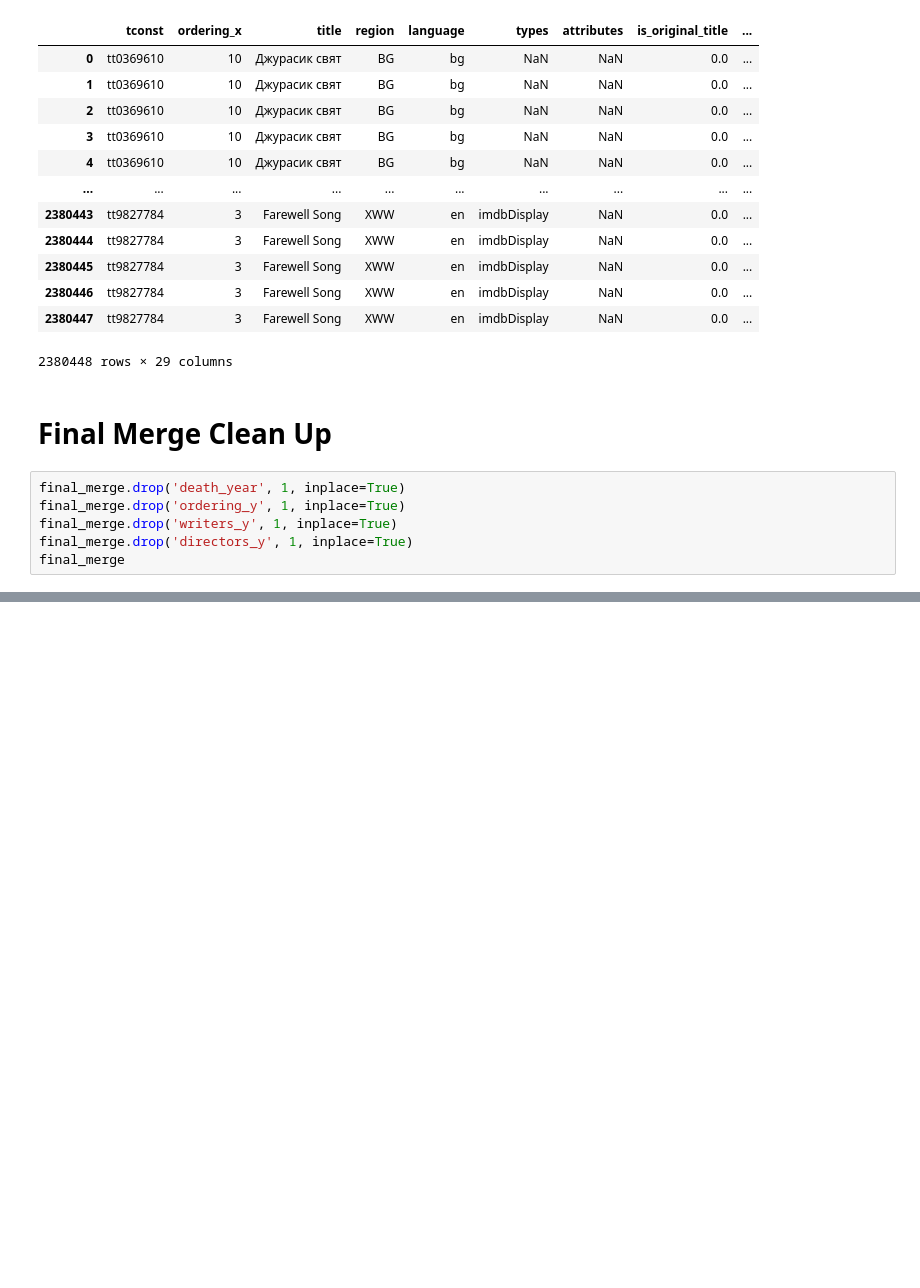
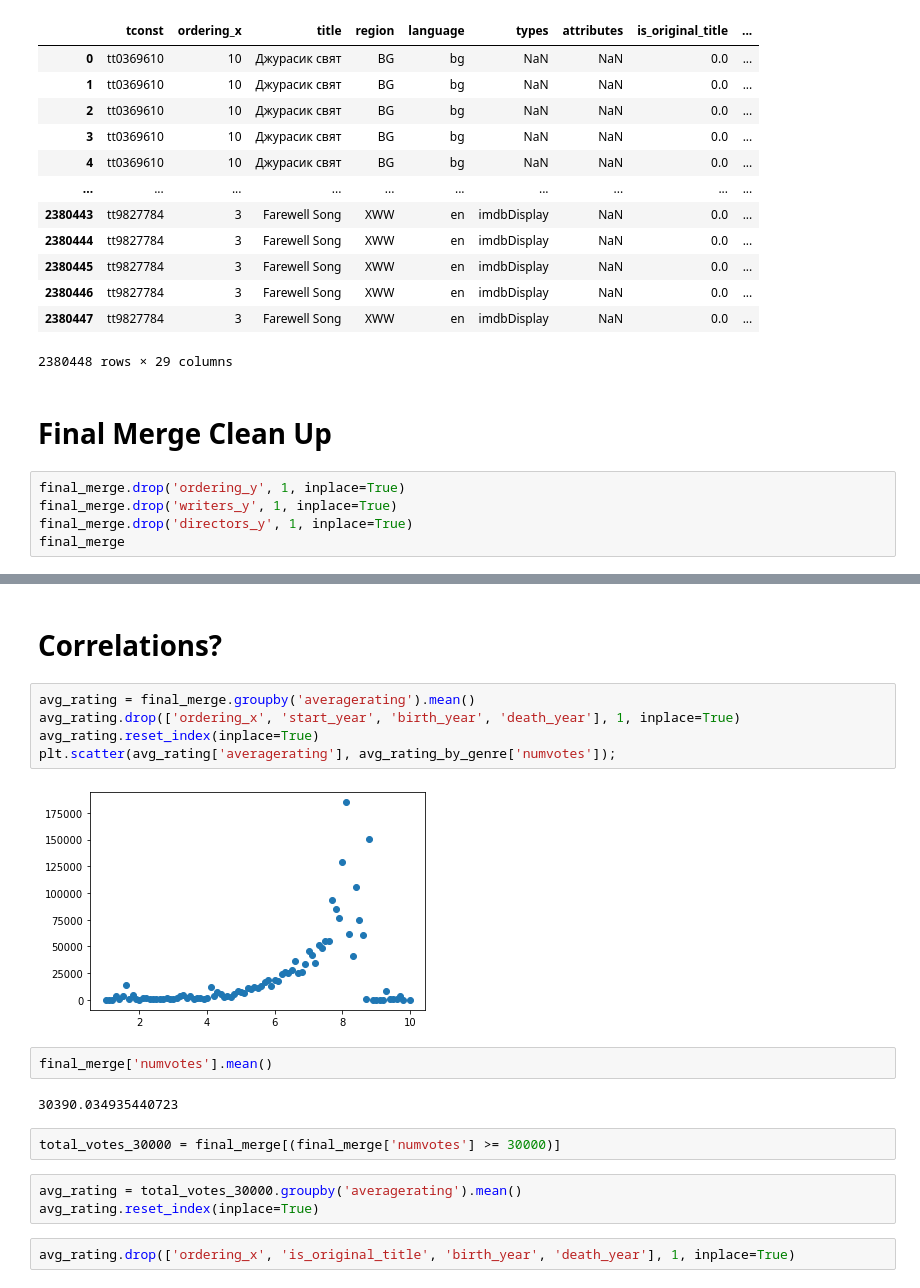
Before and after one commit to kyledufrane/Microsoft_Movie_Analysis, a Jupyter notebook: **master_cleaned_sheet.ipynb, the cells around one changed output, grey strips where cells are left out. Drawn from its saved outputs; the diff is of its cells as text; blank space fills up the shorter version.

Commit message:
updated correlations & find top 10 counts filtered by columns

```diff
--- a/**master_cleaned_sheet.ipynb
+++ b/**master_cleaned_sheet.ipynb
@@ -422,7 +414,6 @@ final_merge
 # %% [markdown]
 # Final Merge Clean Up
 # %%
-final_merge.drop('death_year', 1, inplace=True)
 final_merge.drop('ordering_y', 1, inplace=True)
 final_merge.drop('writers_y', 1, inplace=True)
 final_merge.drop('directors_y', 1, inplace=True)
@@ -443,0 +684,20 @@ final_merge
+# %% [markdown]
+# Correlations?
+# %%
+avg_rating = final_merge.groupby('averagerating').mean()
+avg_rating.drop(['ordering_x', 'start_year', 'birth_year', 'death_year'], 1, inplace=True)
+avg_rating.reset_index(inplace=True)
+plt.scatter(avg_rating['averagerating'], avg_rating_by_genre['numvotes']);
+# %% [output]
+[figure, added]
+# %%
+final_merge['numvotes'].mean()
+# %% [output]
+30390.034935440723
+# %%
+total_votes_30000 = final_merge[(final_merge['numvotes'] >= 30000)]
+# %%
+avg_rating = total_votes_30000.groupby('averagerating').mean()
+avg_rating.reset_index(inplace=True)
+# %%
+avg_rating.drop(['ordering_x', 'is_original_title', 'birth_year', 'death_year'], 1, inplace=True)
```
Also changed, not shown: parts of 24 cells of this notebook, 1 other file.
